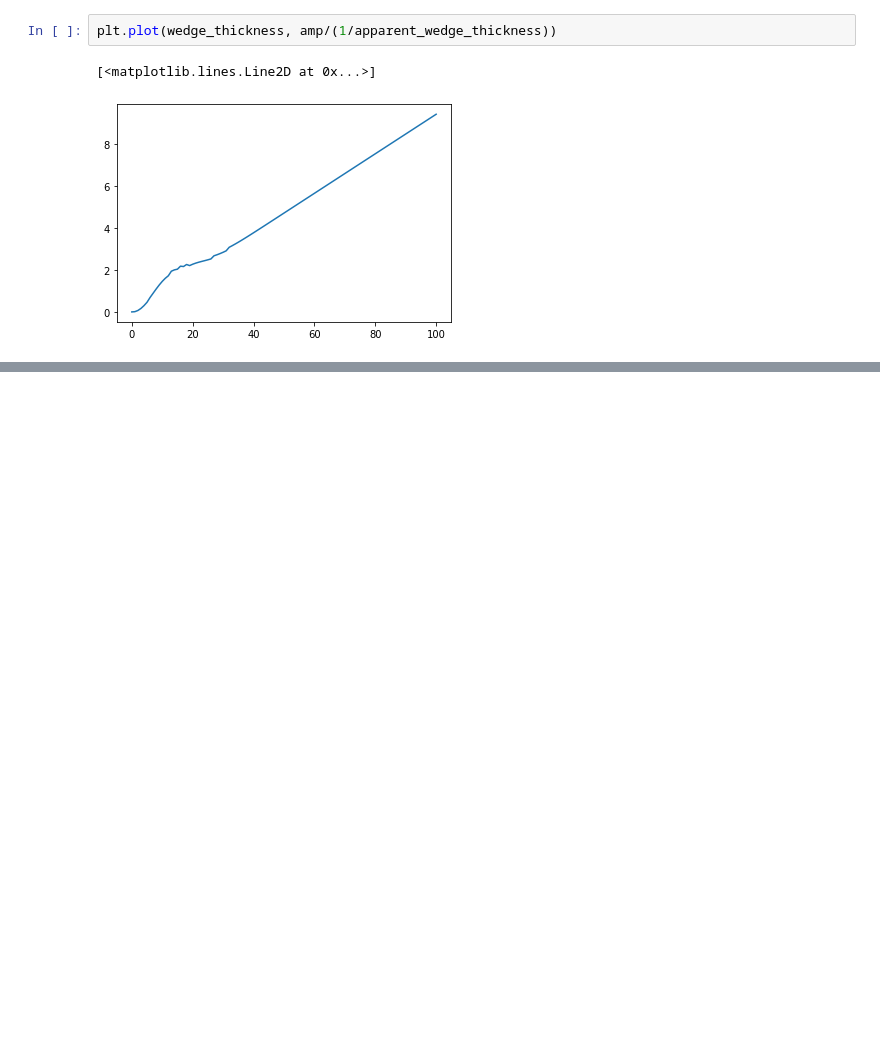
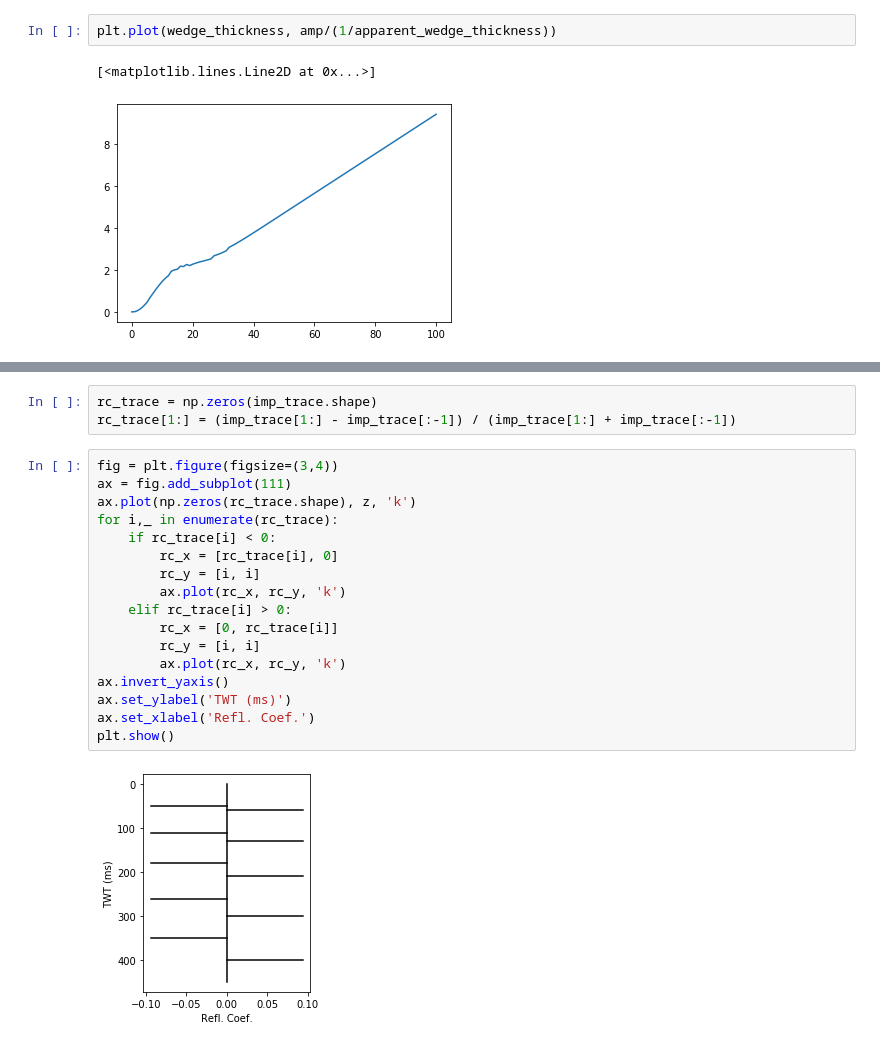
Before and after one commit to bdowdell/flask_pyseistuned, a Jupyter notebook: nb/image_plots.ipynb, the cells around one changed output, grey strips where cells are left out. Cells and saved outputs as stored; diff of their text form; blank space fills up the shorter version.

```diff
--- a/nb/image_plots.ipynb
+++ b/nb/image_plots.ipynb
@@ -376,0 +416,22 @@ plt.plot(wedge_thickness, amp/(1/apparent_wedge_thickness))
+# %%
+rc_trace = np.zeros(imp_trace.shape)
+rc_trace[1:] = (imp_trace[1:] - imp_trace[:-1]) / (imp_trace[1:] + imp_trace[:-1])
+# %%
+fig = plt.figure(figsize=(3,4))
+ax = fig.add_subplot(111)
+ax.plot(np.zeros(rc_trace.shape), z, 'k')
+for i,_ in enumerate(rc_trace):
+    if rc_trace[i] < 0:
+        rc_x = [rc_trace[i], 0]
+        rc_y = [i, i]
+        ax.plot(rc_x, rc_y, 'k')
+    elif rc_trace[i] > 0:
+        rc_x = [0, rc_trace[i]]
+        rc_y = [i, i]
+        ax.plot(rc_x, rc_y, 'k')
+ax.invert_yaxis()
+ax.set_ylabel('TWT (ms)')
+ax.set_xlabel('Refl. Coef.')
+plt.show()
+# %% [output]
+[figure, added]
```
Also changed, not shown: parts of 13 cells of this notebook.
